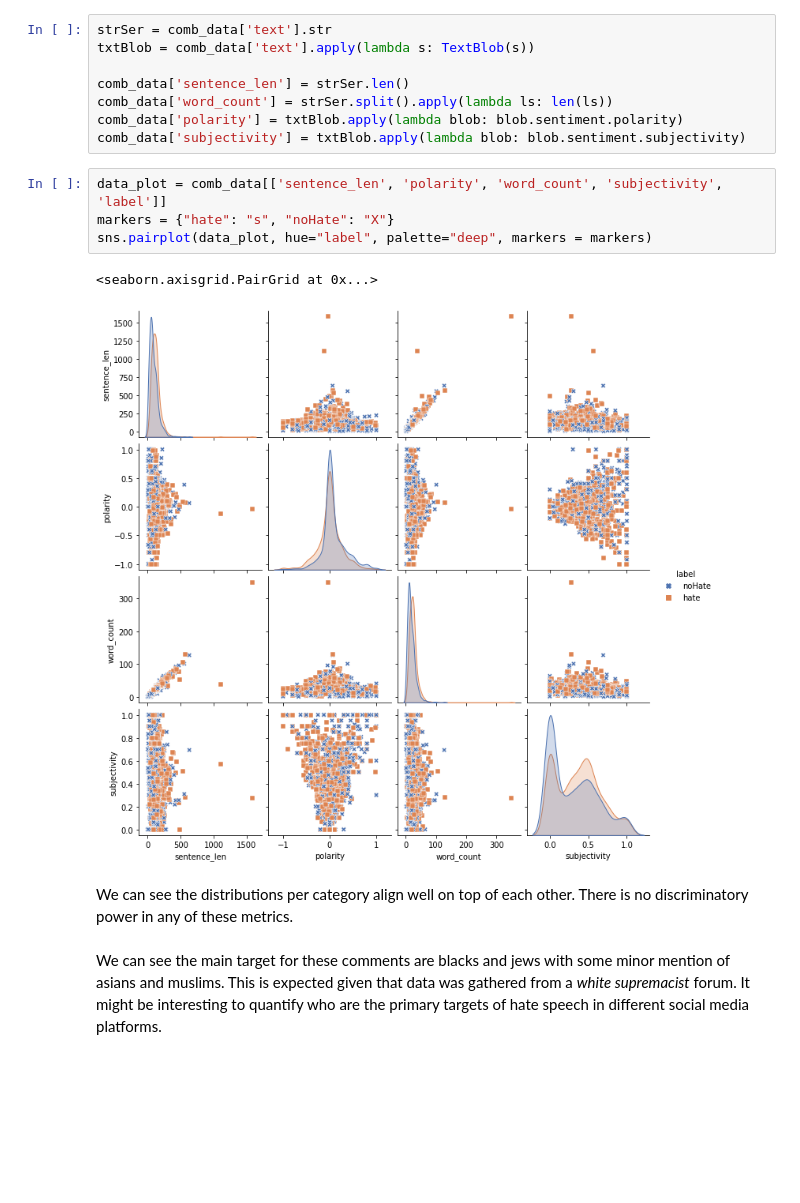
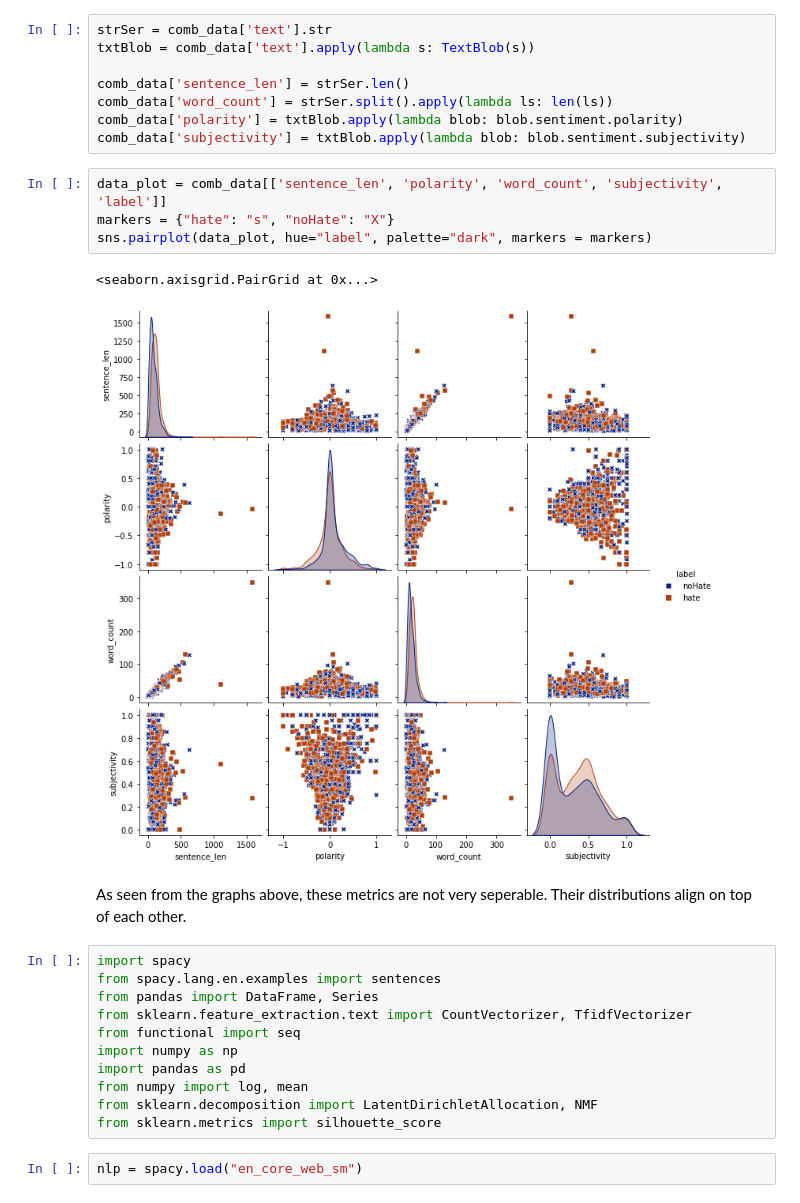
Before and after one commit to tenglina/Hate-Speech-Recognition, a Jupyter notebook: final version.ipynb, the cells around one changed output. Saved outputs shown, nothing was run; the diff lists cells and outputs as text; blank space fills up the shorter version.

```diff
--- a/final version.ipynb
+++ b/final version.ipynb
@@ -127,11 +118,22 @@ comb_data['subjectivity'] = txtBlob.apply(lambda blob: blob.sentiment.subjectivi
 # %%
 data_plot = comb_data[['sentence_len', 'polarity', 'word_count', 'subjectivity', 'label']]
 markers = {"hate": "s", "noHate": "X"}
-sns.pairplot(data_plot, hue="label", palette="deep", markers = markers)
+sns.pairplot(data_plot, hue="label", palette="dark", markers = markers)
 # %% [output]
 <seaborn.axisgrid.PairGrid at 0x...>
-[figure, old version]
+[figure, new version]
-# %% [markdown]
-We can see the distributions per category align well on top of each other. There is no discriminatory power in any of these metrics.
-# %% [markdown]
-We can see the main target for these comments are blacks and jews with some minor mention of asians and muslims. This is expected given that data was gathered from a *white supremacist* forum. It might be interesting to quantify who are the primary targets of hate speech in different social media platforms.
+# %% [markdown]
+As seen from the graphs above, these metrics are not very seperable. Their distributions align on top of each other.
+# %%
+import spacy
+from spacy.lang.en.examples import sentences
+from pandas import DataFrame, Series
+from sklearn.feature_extraction.text import CountVectorizer, TfidfVectorizer
+from functional import seq
+import numpy as np
+import pandas as pd
+from numpy import log, mean
+from sklearn.decomposition import LatentDirichletAllocation, NMF
+from sklearn.metrics import silhouette_score
+# %%
+nlp = spacy.load("en_core_web_sm")
```
Also changed, not shown: parts of 30 cells of this notebook.
